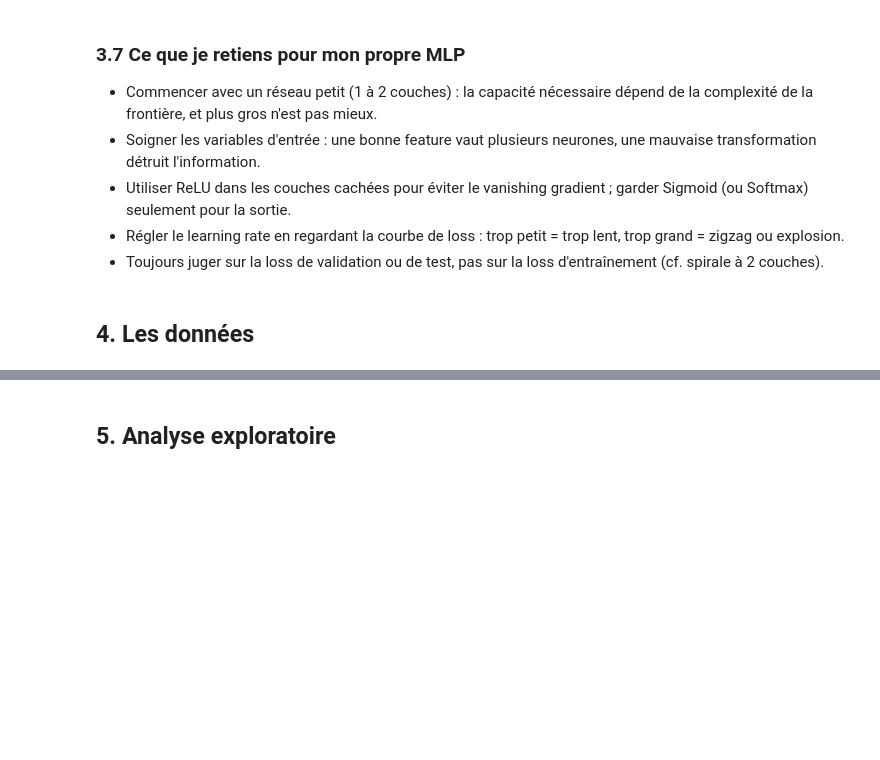
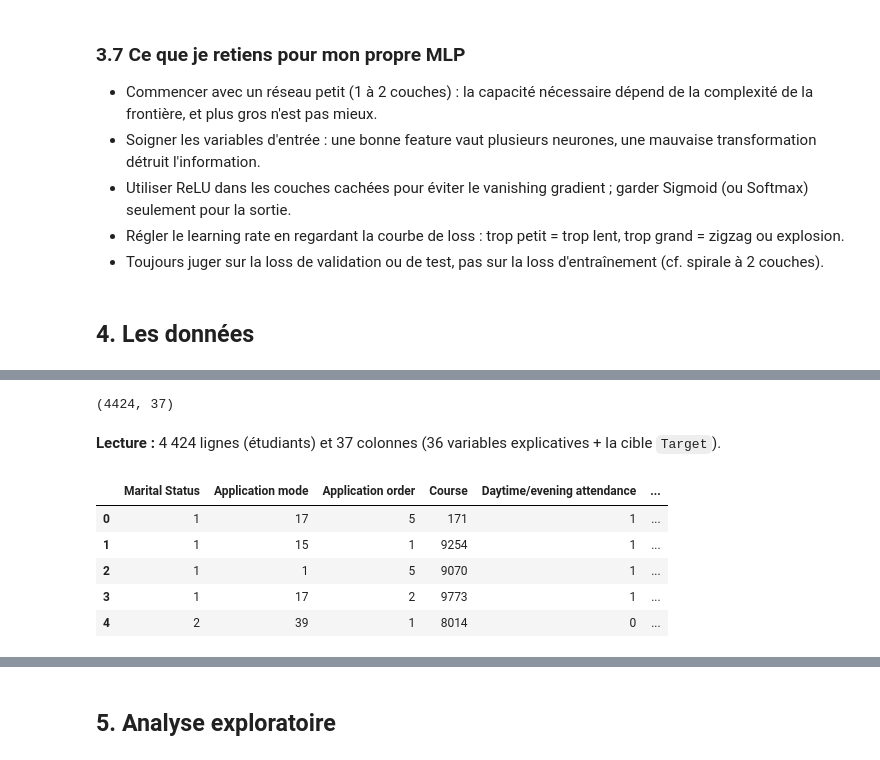
Before and after one commit to TheGoatLucien/ANN-playground, a Jupyter notebook: ann_playground.ipynb, the cells around one changed output, grey strips where cells are left out. Saved outputs shown, nothing was run; the diff lists cells and outputs as text; code cells hidden in the pictures; blank space fills up the shorter version.

```diff
--- a/ann_playground.ipynb
+++ b/ann_playground.ipynb
@@ -196,0 +214,35 @@ Pourquoi : la rétropropagation calcule le gradient d'une couche en multipliant
+# %%
+import os
+import pandas as pd
+
+pd.set_option("display.max_columns", 40)
+pd.set_option("display.width", 200)
+
+CSV = "data/data.csv"
+
+if os.path.exists(CSV):
+    df = pd.read_csv(CSV, sep=";")
+else:
+    from ucimlrepo import fetch_ucirepo
+    data = fetch_ucirepo(id=697)
+    df = pd.concat([data.data.features, data.data.targets], axis=1)
+    os.makedirs("data", exist_ok=True)
+    df.to_csv(CSV, sep=";", index=False)
+
+# Certains noms de colonnes ont des espaces ou une tabulation en trop dans le CSV d'origine
+df.columns = df.columns.str.strip()
+
+print(df.shape)
+# %% [output]
+(4424, 37)
+# %% [markdown]
+**Lecture :** 4 424 lignes (étudiants) et 37 colonnes (36 variables explicatives + la cible `Target`).
+# %%
+df.head()
+# %% [output]
+|  | Marital Status | Application mode | Application order | Course | Daytime/evening attendance | ... |
+| 0 | 1 | 17 | 5 | 171 | 1 | ... |
+| 1 | 1 | 15 | 1 | 9254 | 1 | ... |
+| 2 | 1 | 1 | 5 | 9070 | 1 | ... |
+| 3 | 1 | 17 | 2 | 9773 | 1 | ... |
+| 4 | 2 | 39 | 1 | 8014 | 0 | ... |
```
Also changed, not shown: parts of 14 cells of this notebook, 2 other files.
